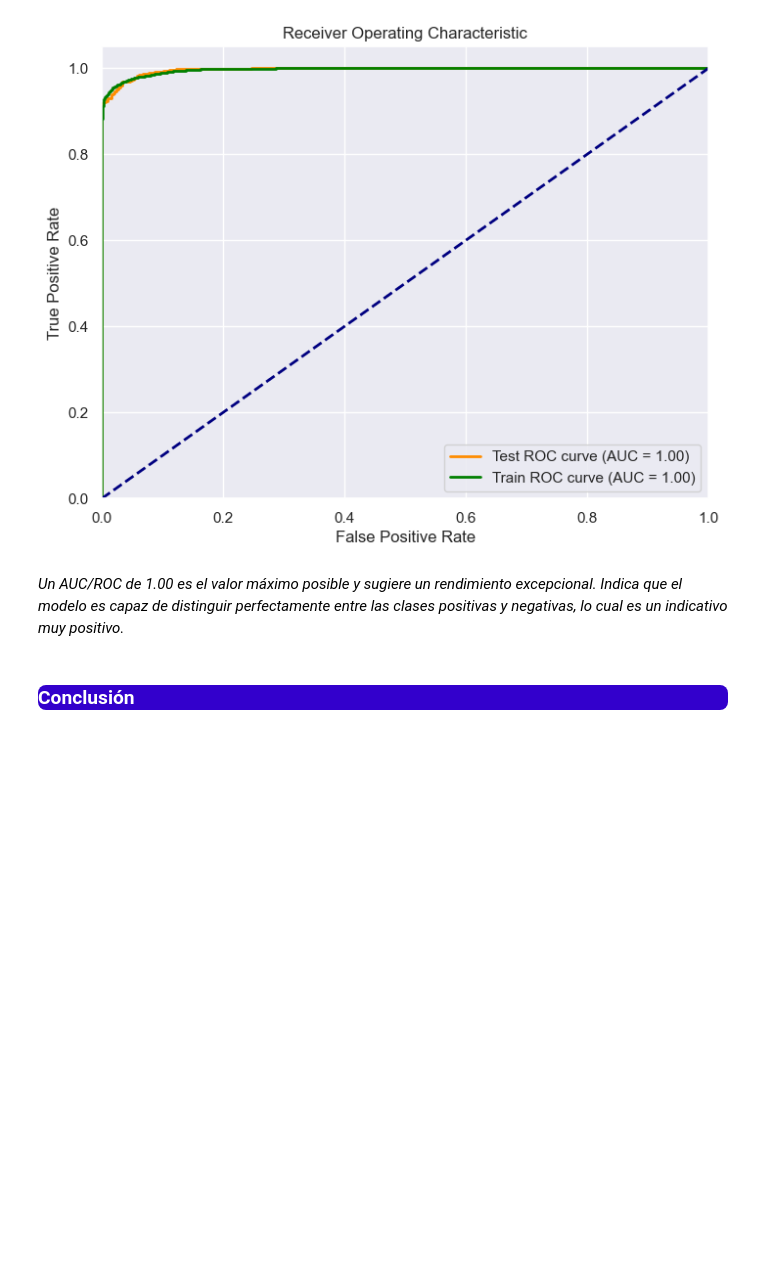
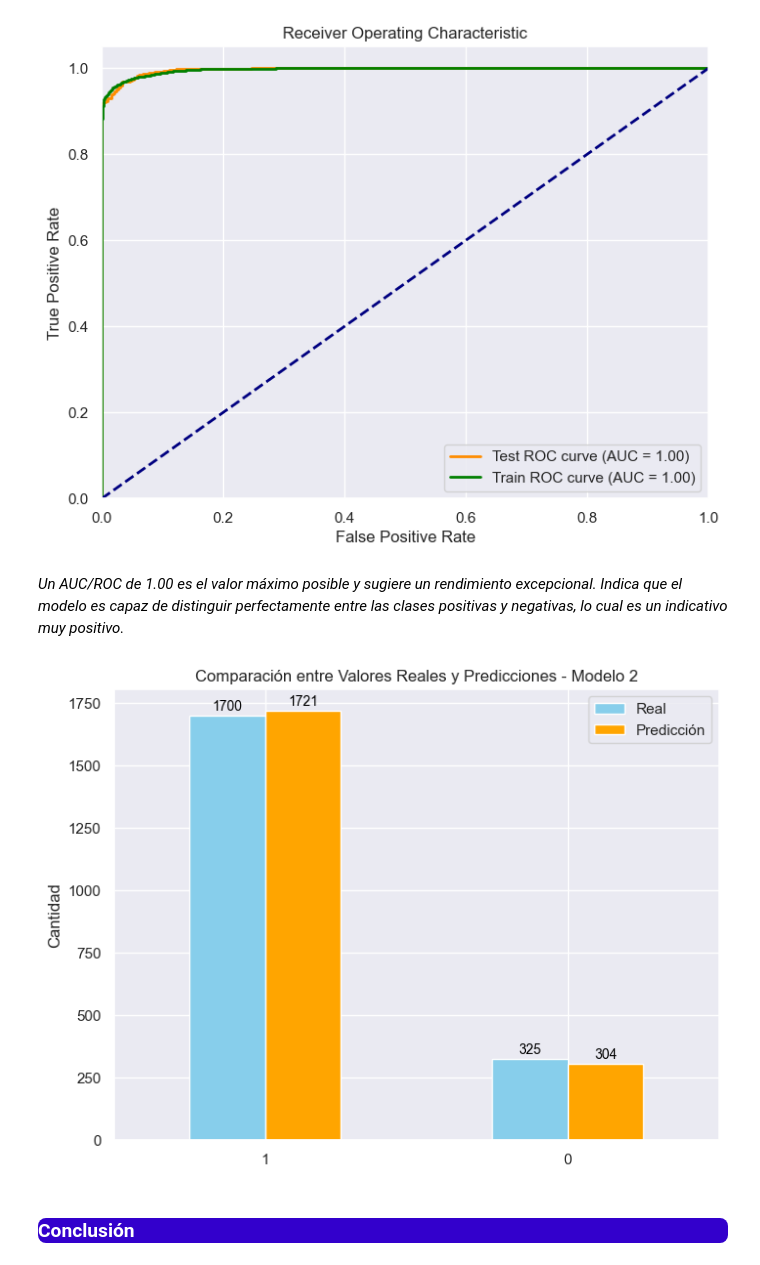
Before and after one commit to ApocalypseScrambler/datascience2, a Jupyter notebook: SegundaEntrega - Reyes Luis - 46270.ipynb, the cells around one changed output. Cells and saved outputs as stored; diff of their text form; code cells hidden in the pictures; blank space fills up the shorter version.

Commit message:
Primeras modificaciones para la Segunda Entrega

```diff
--- a/SegundaEntrega - Reyes Luis - 46270.ipynb
+++ b/SegundaEntrega - Reyes Luis - 46270.ipynb
@@ -1651,6 +1657,28 @@ plt.show()
 [figure]
 # %% [markdown]
 *Un AUC/ROC de 1.00 es el valor máximo posible y sugiere un rendimiento excepcional. Indica que el modelo es capaz de distinguir perfectamente entre las clases positivas y negativas, lo cual es un indicativo muy positivo.*
+# %%
+# Crear un DataFrame con las predicciones y los valores reales
+comparison_df = pd.DataFrame({'Real': y_test, 'Predicción': y_pred})
+
+# Contar la cantidad de ocurrencias para cada clase
+count_df = comparison_df.apply(pd.Series.value_counts).fillna(0)
+
+# Graficar el resultado
+fig, ax = plt.subplots(figsize=(8, 6))
+bars = count_df.plot(kind='bar', ax=ax, color=['skyblue', 'orange'])
+
+# Agregar etiquetas con los valores en las barras
+for bar in bars.patches:
+    yval = bar.get_height()
+    plt.text(bar.get_x() + bar.get_width()/2, yval + 10, round(yval), ha='center', va='bottom', fontsize=10, color='black')
+
+ax.set_xticklabels(count_df.index, rotation=0)
+ax.set_ylabel('Cantidad')
+ax.set_title('Comparación entre Valores Reales y Predicciones - Modelo 2')
+plt.show()
+# %% [output]
+[figure, added]
 # %% [markdown]
 <a id="5"></a>
 <h3 style="text-align:left;border-radius:8px;font-family:Times;font-variant:small-caps;color:#FFFFFF;background-color:#3300CC;">Conclusión</h3>
```
Also changed, not shown: parts of 7 cells of this notebook.
